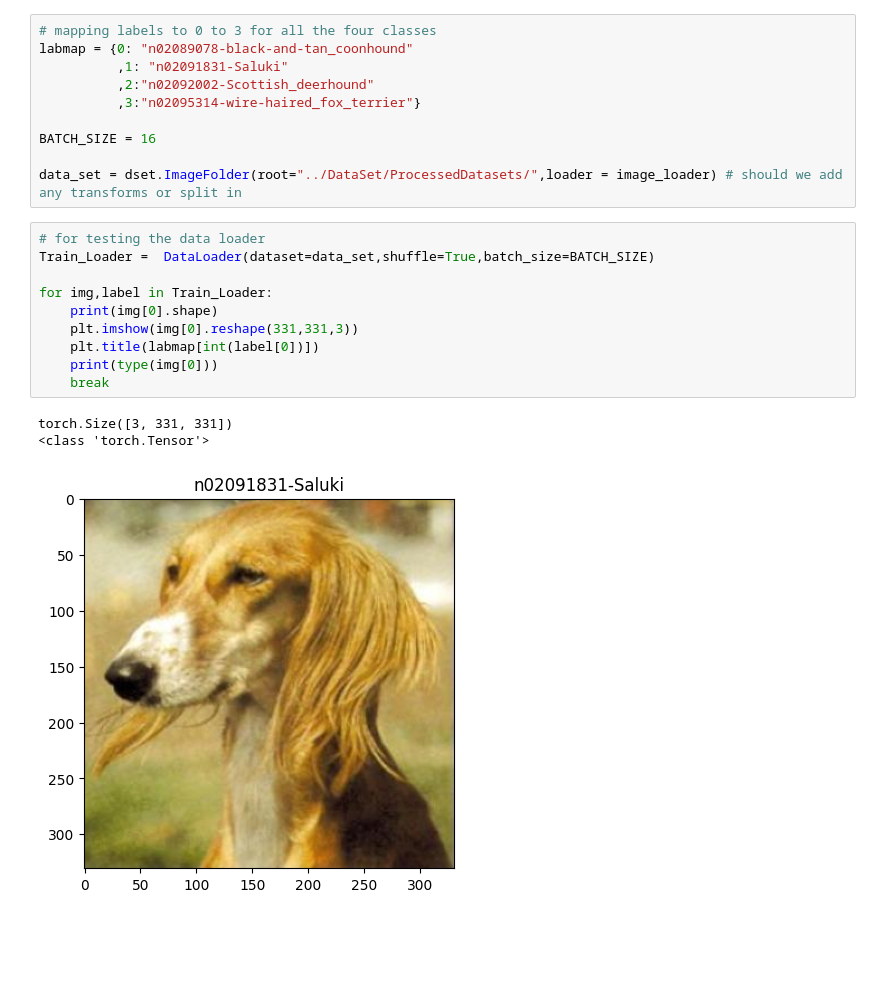
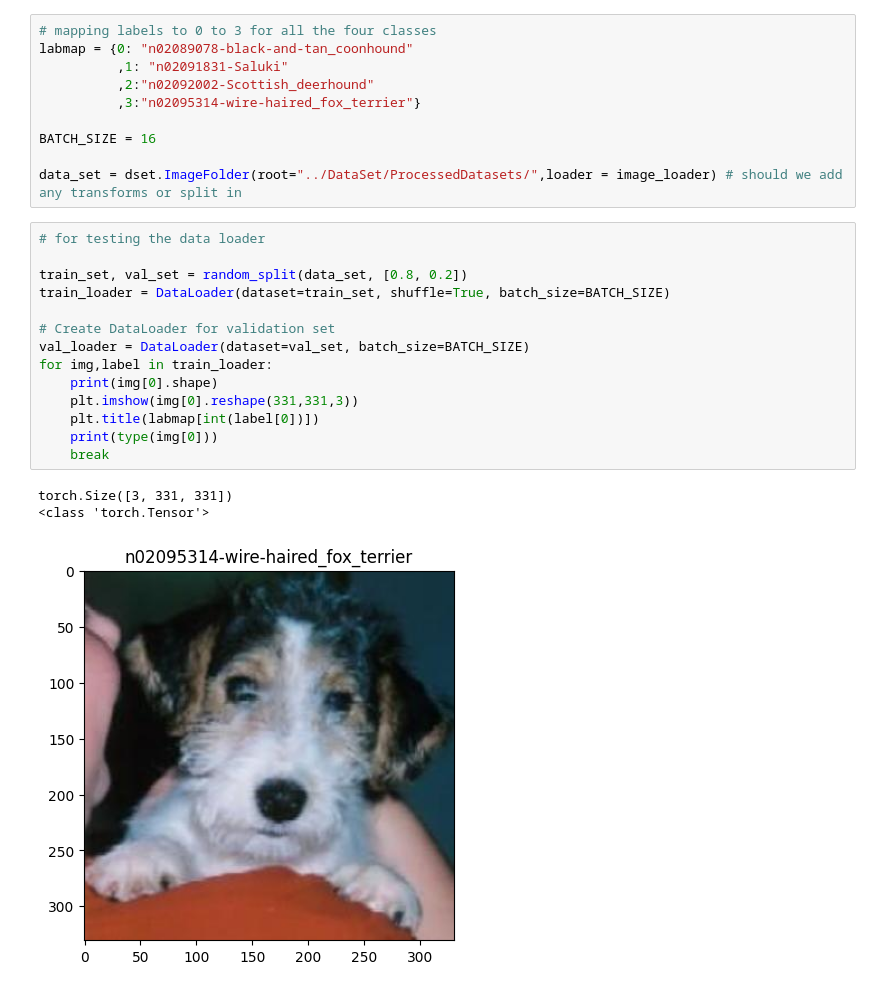
Before and after one commit to yagnaVNK/Data-Mining-1, a Jupyter notebook: Assignment3/Assignment3.ipynb, the cells around one changed output. Saved outputs shown, nothing was run; the diff lists cells and outputs as text; blank space fills up the shorter version.

```diff
--- a/Assignment3/Assignment3.ipynb
+++ b/Assignment3/Assignment3.ipynb
@@ -120,16 +120,20 @@ BATCH_SIZE = 16
 data_set = dset.ImageFolder(root="../DataSet/ProcessedDatasets/",loader = image_loader) # should we add any transforms or split in
 # %%
 # for testing the data loader
-Train_Loader =  DataLoader(dataset=data_set,shuffle=True,batch_size=BATCH_SIZE)
 
-for img,label in Train_Loader:
+train_set, val_set = random_split(data_set, [0.8, 0.2])
+train_loader = DataLoader(dataset=train_set, shuffle=True, batch_size=BATCH_SIZE)
+
+# Create DataLoader for validation set
+val_loader = DataLoader(dataset=val_set, batch_size=BATCH_SIZE)
+for img,label in train_loader:
     print(img[0].shape)
     plt.imshow(img[0].reshape(331,331,3))
     plt.title(labmap[int(label[0])])
     print(type(img[0]))
     break
 # %% [output]
 torch.Size([3, 331, 331])
 <class 'torch.Tensor'>
-[figure, old version]
+[figure, new version]
 # %%
```
Also changed, not shown: parts of 11 cells of this notebook.
